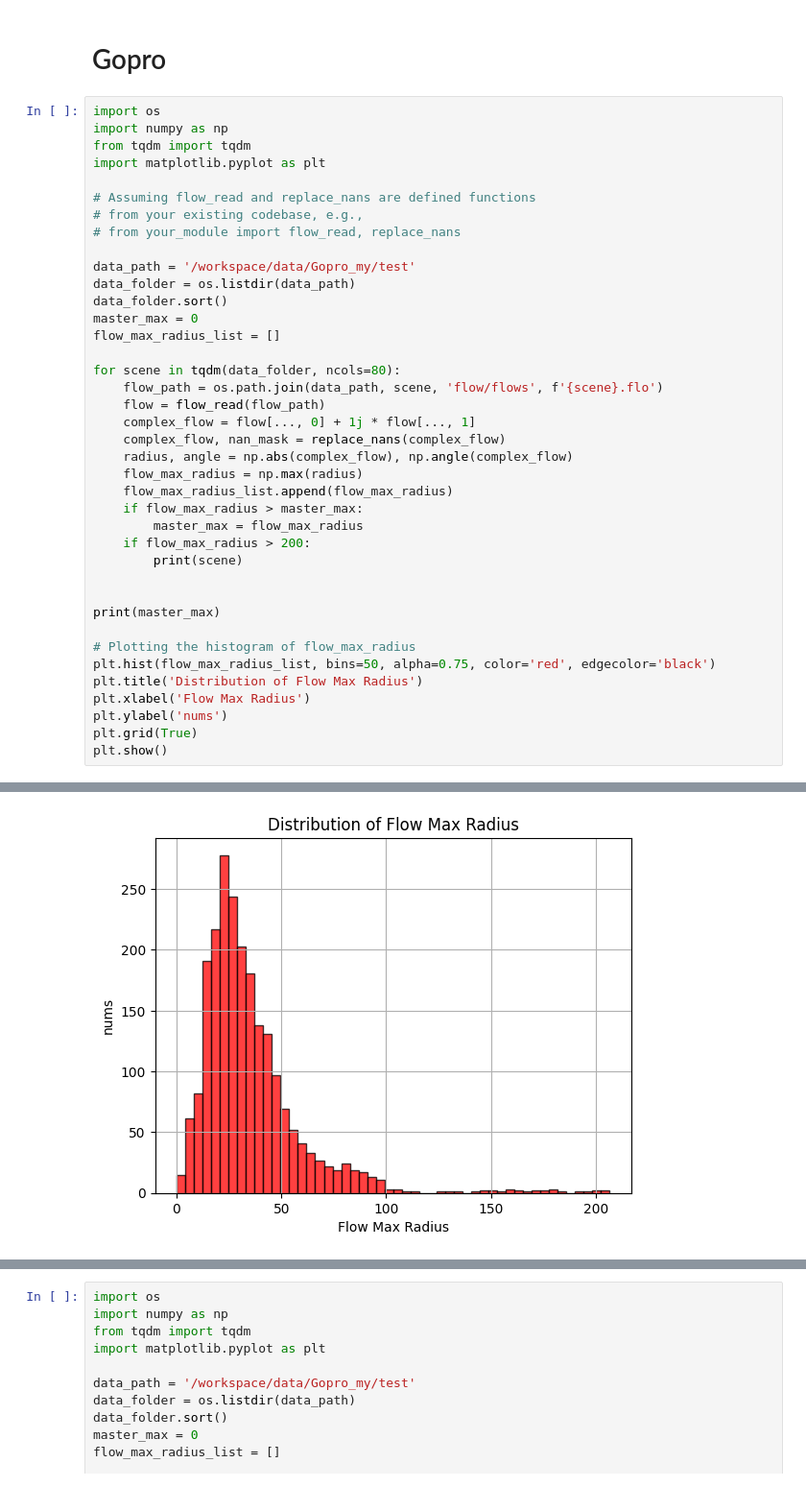
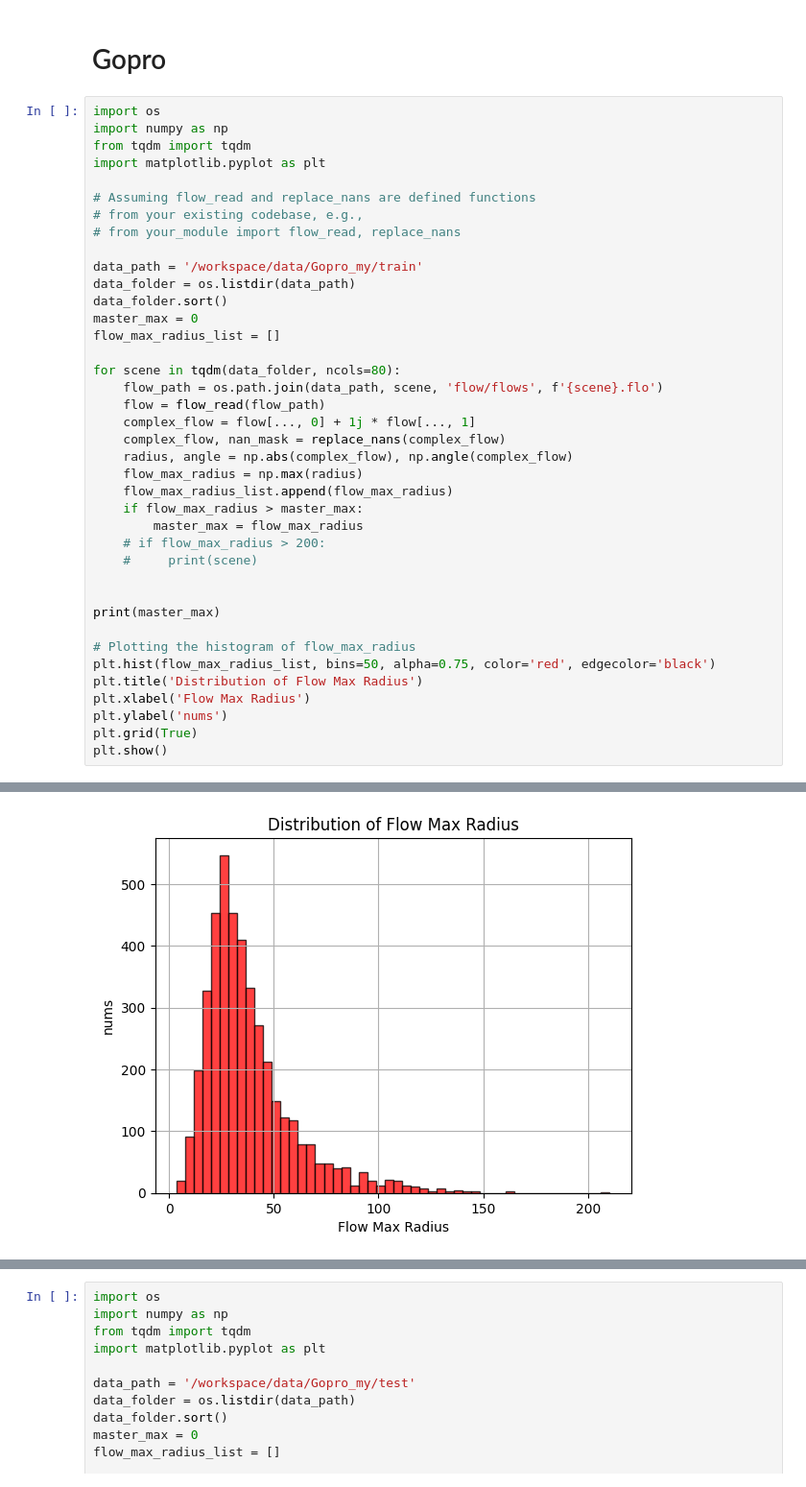
Before and after one commit to JuWanMaeng/Diffuse_Blur_to_Event, a Jupyter notebook: check_max_flow.ipynb, the cells around one changed output, grey strips where cells are left out. Shown: that part at 96% size. Drawn from its saved outputs; the diff is of its cells as text.

```diff
--- a/check_max_flow.ipynb
+++ b/check_max_flow.ipynb
@@ -24,7 +24,7 @@ import matplotlib.pyplot as plt
 # from your existing codebase, e.g.,
 # from your_module import flow_read, replace_nans
 
-data_path = '/workspace/data/Gopro_my/test'
+data_path = '/workspace/data/Gopro_my/train'
 data_folder = os.listdir(data_path)
 data_folder.sort()
 master_max = 0
@@ -40,8 +40,8 @@ for scene in tqdm(data_folder, ncols=80):
     flow_max_radius_list.append(flow_max_radius)
     if flow_max_radius > master_max:
         master_max = flow_max_radius
-    if flow_max_radius > 200:
-        print(scene)
+    # if flow_max_radius > 200:
+    #     print(scene)
 
 
 print(master_max)
@@ -61 +59 @@ plt.show()
-[figure, old version]
+[figure, new version]
```
Also changed, not shown: parts of 4 cells of this notebook, 8 other files.
